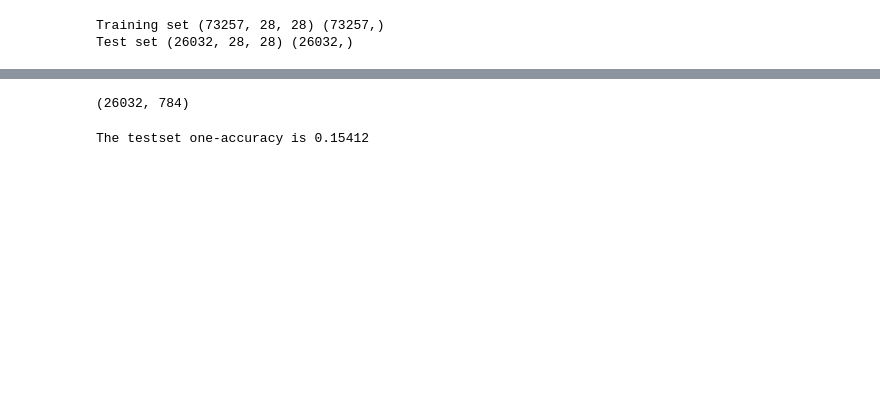
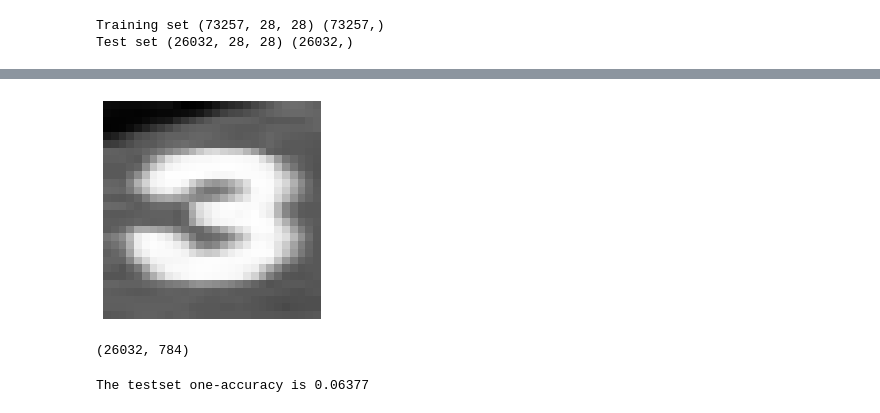
Before and after one commit to daRoyalCacti/Stat3007-Project, a Jupyter notebook: TL_rf.ipynb, the cells around one changed output, grey strips where cells are left out. Cells and saved outputs as stored; diff of their text form; code cells hidden in the pictures; blank space fills up the shorter version.

```diff
--- a/TL_rf.ipynb
+++ b/TL_rf.ipynb
@@ -135,12 +151,18 @@ Test set (26032, 28, 28) (26032,)
+# %%
+plt.imshow(x_train[3],cmap='gray')
+plt.axis('off')
+plt.savefig('fig2_stat3007_talk.png')
+# %% [output]
+[figure, added]
 # %%
 x_test2nb = x_test.reshape(len(x_test), -1)
 x_test2nb.shape
 # %% [output]
 (26032, 784)
 # %%
-print('The testset one-accuracy is','%.5f'%MNB2.score(x_test2nb,y_test))
+print('The testset one-accuracy is','%.5f'%rf2.score(x_test2nb,y_test))
 # %% [output]
-The testset one-accuracy is 0.15412
+The testset one-accuracy is 0.06377
 # %%
 x_test2nbe = feature_net(torch.Tensor(x_test.reshape(len(x_test),1,28,28)/255))
 x_test2nbe = x_test2nbe.detach().numpy()
```
Also changed, not shown: parts of 7 cells of this notebook.
